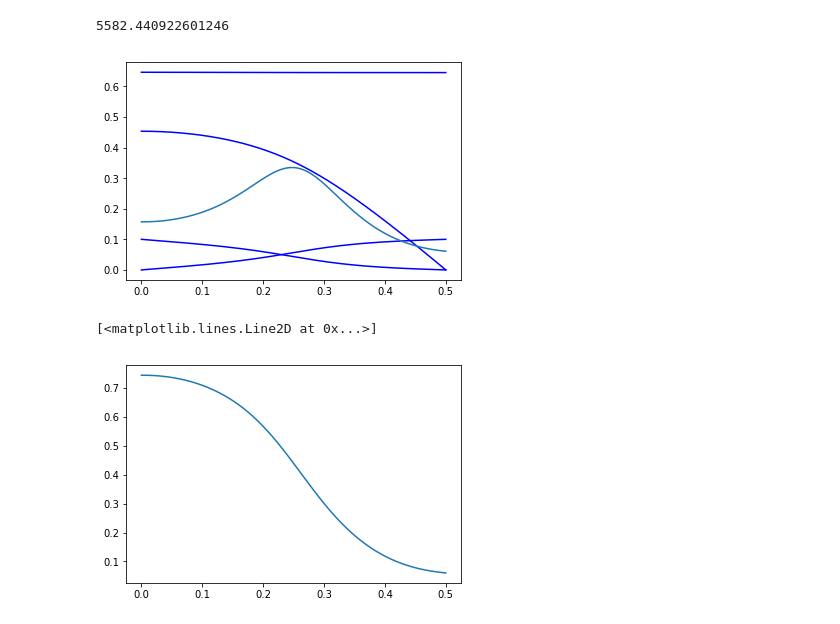
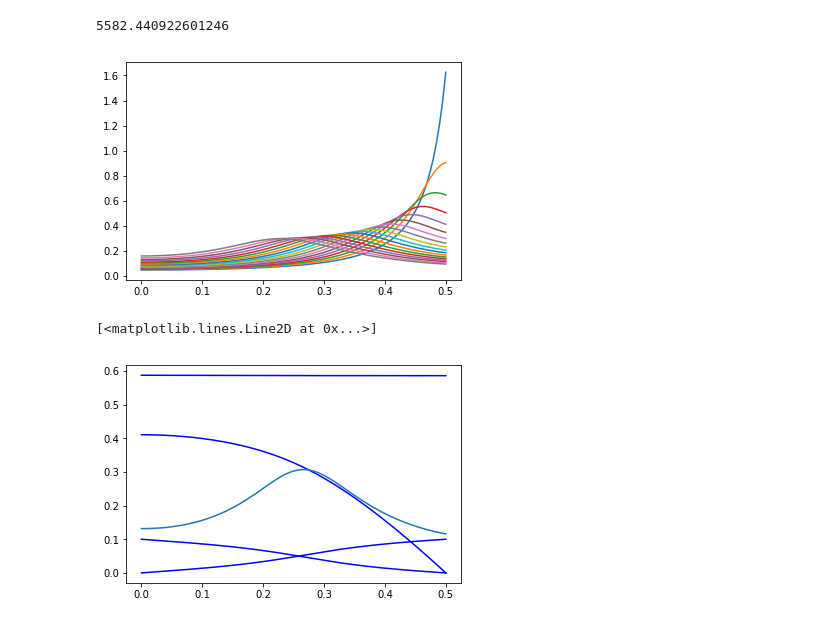
Before and after one commit to dalcox/batteries, a Jupyter notebook: Unsteady State Battery 1-D.ipynb, the cells around one changed output. Drawn from its saved outputs; the diff is of its cells as text; code cells hidden in the pictures.

Commit message:
Added shrinking core model, still same glitch occurs
We can still get interesting information out of this one, but can't
fully discharge

```diff
--- a/Unsteady State Battery 1-D.ipynb
+++ b/Unsteady State Battery 1-D.ipynb
@@ -150,51 +149,68 @@ def USS_TafelAn(x, IV):
     #liquids ohms law
 
     return dis_n, die_n, dVs_n, dVe_n
-# %%
-coulomb_density = 5.03/86.9368 * F
-ro = 0.001
-print(coulomb_density) #C/cm^3
-# %% [output]
-5582.440922601246
+# %%
+d = 5.03       #g/cm3 density of MgO2
+MW = 86.9368   #molecular mass of MgO2
+V = 12         #volume of the electrode in cm3
+W = 50         #mass of electrode in g
+ro = 0.003     #constant outer radius of cores
+pi = 3.1415926 #π
+D_H = 5e-6     #Approximate diffusivity of H+ through MgOOH
+C_a = 1.6-1    #Surface concentration of OH, treated as constant for simplicity
+
+coulomb_density = d/MW * F
+N = (W/V)/((4/3*pi*ro**3)*d)
+
+print(coulomb_density) #C/cm^3
+# %% [output]
+5582.440922601246
 # %%
 N = 10
 N_sep = 20
 x_cath = np.linspace(L + L_sep, 2*L + L_sep, N)
 x_an = np.linspace(0, L, N)
 y = np.zeros([4, N])
-i_lim_x = np.linspace(0,L,1000)
-i_lim = np.ones(i_lim_x.size)
+i_lim_x = np.linspace(0,L,100)
+r_i = np.ones(i_lim_x.size) * 0.00299
+i_lim = 4*pi*F*N*D_H*C_a/(1/r_i - 1/ro)
 
-x_plot_cath = np.linspace(L + L_sep, L_sep + 2*L, 1000)
+# x_plot_cath = np.linspace(L + L_sep, L_sep + 2*L, 1000)
 x_plot_an = np.linspace(0, L, 1000)
 
 # An = solve_bvp(USS_TafelAn, BCAn, x_an, y)
 
-holder = []
-
-for i in range(290):
+for j in range(180):
     #print(i_lim)
     An = solve_bvp(USS_TafelAn, BCAn, x_an, y) #An[0] = is_n, An[1] = ie_n, An[2] = Vs_n, An[3] = Ve_n
     IV = An.sol(i_lim_x)
 
+#     i_exchange = np.diff(IV[1])/np.diff(i_lim_x)
+#     i_exchange = np.concatenate(([i_exchange[0], i_exchange[0]], i_exchange[1:]))
+
     taff_n = aa*n*F/(R*T)*(IV[2] - IV[3])
     taff_c = -ac*n*F/(R*T)*(IV[2] - IV[3])
-    die_n = (np.exp(taff_n)-np.exp(taff_c))/(1/(a*io)+(np.exp(taff_n)-np.exp(taff_c))/i_lim)
+    i_F = (np.exp(taff_n)-np.exp(taff_c))/(1/(a*io)+(np.exp(taff_n)-np.exp(taff_c))/i_lim)
+    r_i = r_i - i_F/(coulomb_density*4*pi*r_i**2) * 0.00001 # timestep the inner radius
+    i_lim = 4*pi*F*N*D_H*C_a/(1/r_i - 1/ro)
+    if j % 10 == 0:
+#         for n in range(2,4):
+#             plt.plot(x_plot_an, An.sol(x_plot_an)[n], color = 'b', label = 'anode')
 
-    i_lim = i_lim - die_n * .01
+#         plt.plot(i_lim_x, r_i)
+        plt.plot(i_lim_x, i_F)
 #     print(i_lim)
+# %% [output]
+[figure, added]
 # %%
-for i in range(4):
-    plt.plot(x_plot_an, An.sol(x_plot_an)[i], color = 'b', label = 'anode')
+for j in range(4):
+    plt.plot(x_plot_an, An.sol(x_plot_an)[j], color = 'b', label = 'anode')
 
-plt.plot(i_lim_x, die_n)
-plt.show()
-plt.figure(1)
-plt.plot(i_lim_x, i_lim)
+plt.plot(i_lim_x, i_F)
+# plt.plot(i_lim_x, i_lim)
 # %% [output]
+[<matplotlib.lines.Line2D at 0x...>]
-[figure, old version]
+[figure, new version]
-[<matplotlib.lines.Line2D at 0x...>]
-[figure, removed]
 # %%
 # An = solve_bvp(USS_TafelAn, BCAn, x_an, y) #An[0] = is_n, An[1] = ie_n, An[2] = Vs_n, An[3] = Ve_n
 # IV = An.sol(i_lim_x)
```
Also changed, not shown: parts of 9 cells of this notebook, 2 other files.
